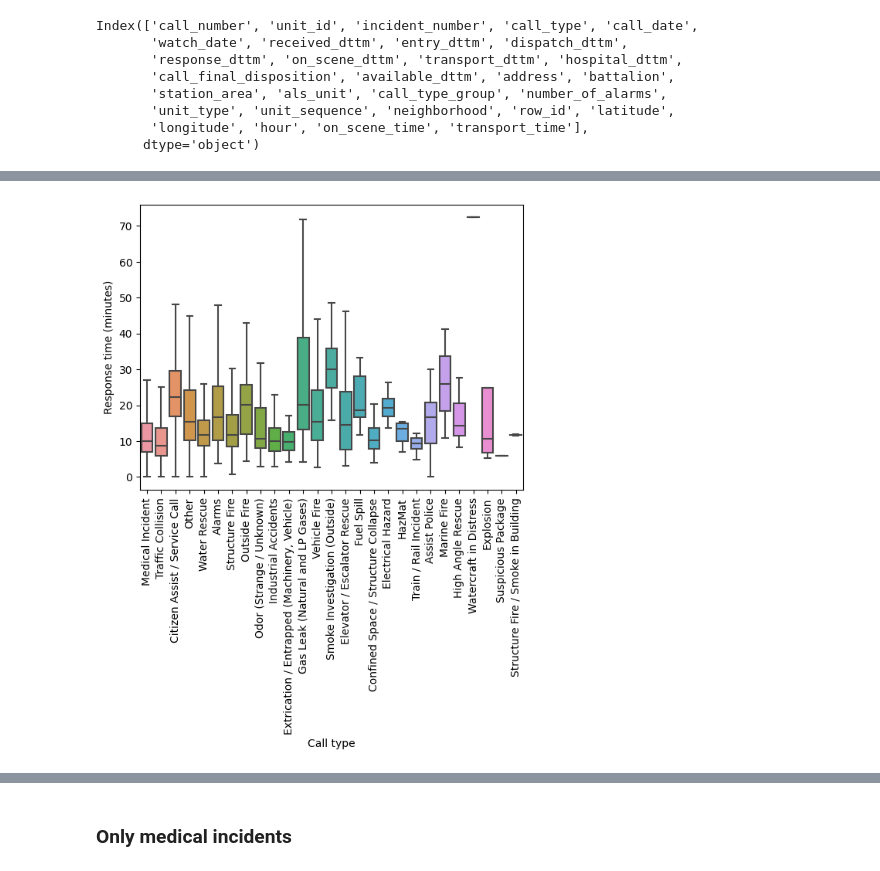
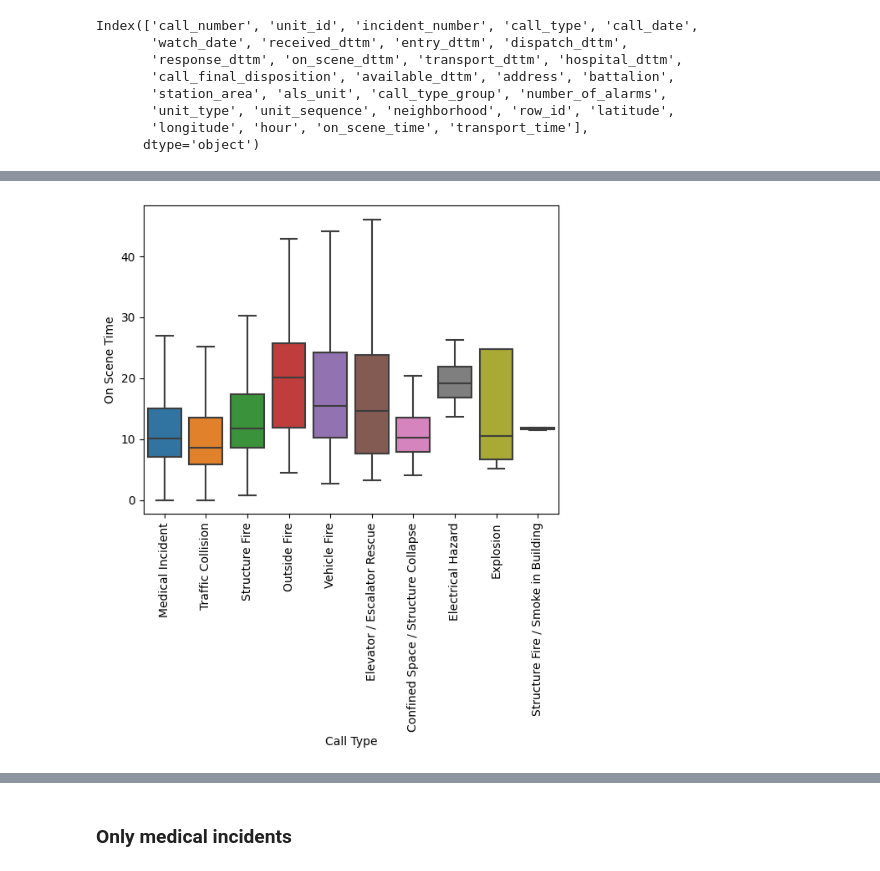
Before and after one commit to signyk/socialdataanalysis, a Jupyter notebook: finalProject.ipynb, the cells around one changed output, grey strips where cells are left out. Drawn from its saved outputs; the diff is of its cells as text; code cells hidden in the pictures.

```diff
--- a/finalProject.ipynb
+++ b/finalProject.ipynb
@@ -52,8 +81,6 @@ Index(['call_number', 'unit_id', 'incident_number', 'call_type', 'call_date',
 # %%
-# Average response time by call type
-b = sns.boxplot(data = dat, x = "call_type", y = "on_scene_time",showfliers = False)
-b.set(xlabel='Call type', ylabel='Response time (minutes)')
-b.set_xticklabels(b.get_xticklabels(),rotation=90)
+# Boxplots of the average response time by call type
+b = make_boxplot(dat, FILTER_CALL_TYPES, x_var="call_type", y_var="on_scene_time")
 plt.show(b)
 # %% [output]
-[figure, old version]
+[figure, new version]
```
Also changed, not shown: parts of 28 cells of this notebook, 4 other files.
